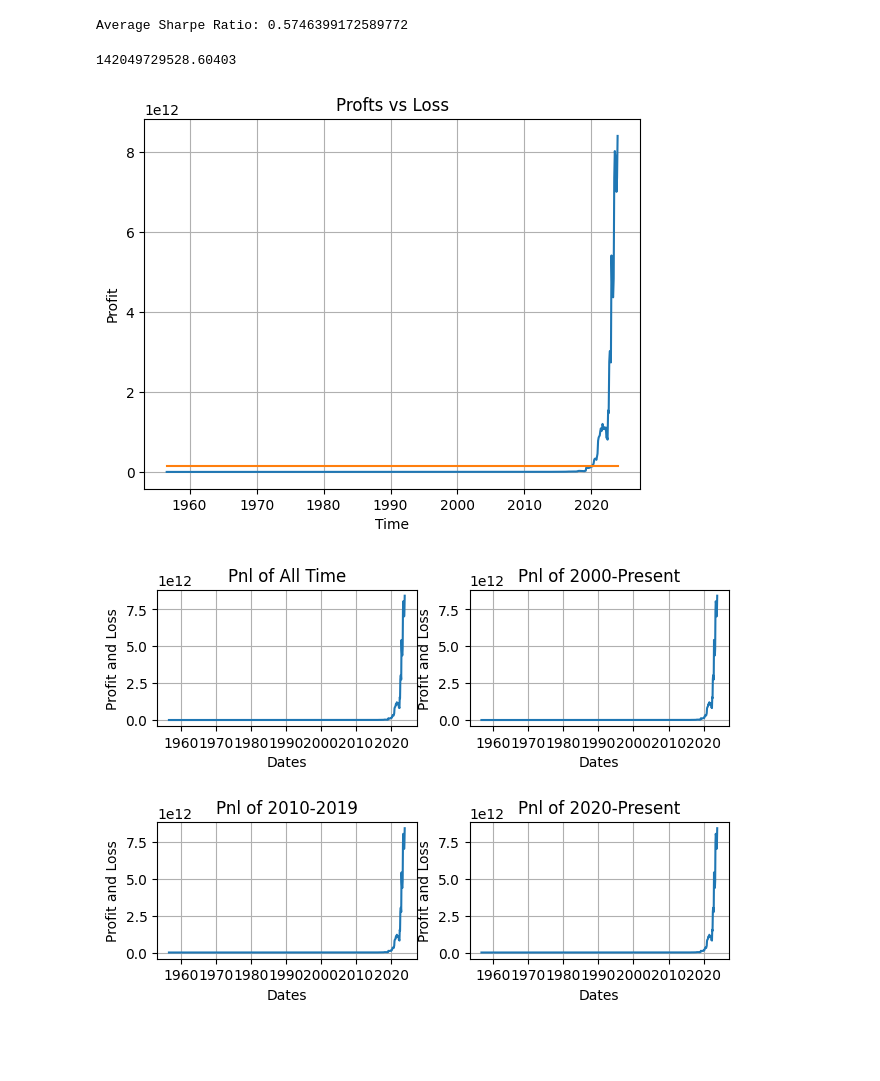
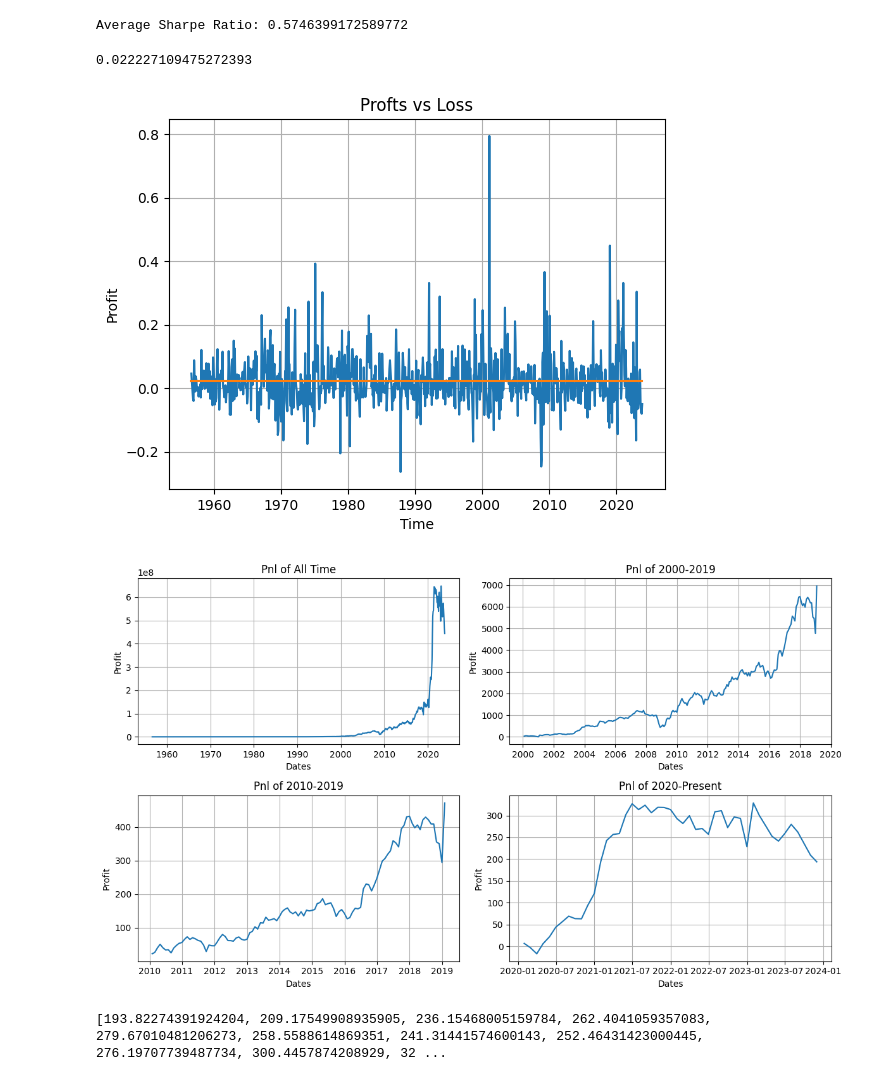
Before and after one commit to mraystaf/CougsOfWallStreet, a Jupyter notebook: Cougars of Wall Street.ipynb, the cells around one changed output. Cells and saved outputs as stored; diff of their text form; code cells hidden in the pictures; blank space fills up the shorter version.

Commit message:
Updated graphs

```diff
--- a/Cougars of Wall Street.ipynb
+++ b/Cougars of Wall Street.ipynb
@@ -125,7 +125,7 @@ def generate_PnL(portfolio,subset,invest=100):
     change_in_profit = moneyPerStock * portfolio['RET']
 
     total_change_in_profit = change_in_profit.sum()
-    return total_change_in_profit
+    return total_change_in_profit / invest
 # %%
 # TEST CELL
 dependent_var = ['RET']
@@ -172,8 +172,6 @@ df = df[all_dataframe_vars]
 sharpe_ratios = []
 dates_with_data = []
 pnl_curves = []
-intial_investment = 100
-sum = intial_investment
 sorted_dates = sorted(df['DATE'].unique())
 
 for month in tqdm.tqdm(sorted_dates):
@@ -204,8 +202,11 @@ for month in tqdm.tqdm(sorted_dates):
     #TODO Figure out what PnL to use
     # sum = generate_PnL(portfolio=portfolio, subset=currentData, invest=sum)[0]
     # pnl_curves.append(sum - 100)
-    sum = generate_PnL(portfolio=portfolio, subset=currentData, invest=100)[0]
-    pnl_curves.append(sum-100)
+    percent_change_profit = generate_PnL(portfolio=portfolio, subset=currentData, invest=100)
+
+
+
+    pnl_curves.append(percent_change_profit)
 # %%
 # Plot the sharpe ratio for each month
 ax = plt.subplot()
@@ -233,33 +234,61 @@ plt.ylabel("Profit")
 plt.plot(dates_with_data, [np.mean(pnl_curves)] * len(dates_with_data))
 print(np.mean(pnl_curves))
 # %% [output]
-142049729528.60403
+0.022227109475272393
-[figure, old version]
+[figure, new version]
+# %%
+pnlalltime = []
+pnl20002019 = []
+pnl20102019 = []
+pnl2020present = []
+
+start_investment = 100
+for percentincrease in pnl_curves:
+    start_investment = start_investment * percentincrease + start_investment
+    pnlalltime.append(start_investment-100)
+
+start_investment = 100
+for percentincrease in pnl_curves[522:751]:
+    start_investment = start_investment * percentincrease + start_investment
+    pnl20002019.append(start_investment-100)
+
+start_investment = 100
+for percentincrease in pnl_curves[642:751]:
+    start_investment = start_investment * percentincrease + start_investment
+    pnl20102019.append(start_investment-100)
+
+start_investment = 100
+for percentincrease in pnl_curves[762:]:
+    start_investment = start_investment * percentincrease + start_investment
+    pnl2020present.append(start_investment-100)
 # %%
 #This plots the Pnl over 4 time periods (all time, 2000-present, 2010-2019, 2020-present)
 fig, axs = plt.subplots(2, 2, figsize=(12,7))
 
 
 axs[0,0].set_title('Pnl of All Time')
 axs[0,0].plot(dates_with_data, pnlalltime)
 axs[0,0].grid()
 
 axs[0,1].set_title('Pnl of 2000-2019')
 axs[0,1].plot(dates_with_data[522:751], pnl20002019)
 axs[0,1].grid()
 
 axs[1,0].set_title('Pnl of 2010-2019')
 axs[1,0].plot(dates_with_data[642:751], pnl20102019)
 axs[1,0].grid()
 
 axs[1,1].set_title('Pnl of 2020-Present')
 axs[1,1].plot(dates_with_data[762:], pnl2020present)
 axs[1,1].grid()
 
 
 for ax in axs.flat:
-    ax.set(xlabel='Dates', ylabel='Profit and Loss')
+    ax.set(xlabel='Dates', ylabel='Profit')
 fig.tight_layout()
 plt.show()
+
+print(pnl2020present[::-1])
 # %% [output]
-[figure, old version]
+[figure, new version]
+[193.82274391924204, 209.17549908935905, 236.15468005159784, 262.4041059357083, 279.67010481206273, 258.5588614869351, 241.31441574600143, 252.46431423000445, 276.19707739487734, 300.4457874208929, 32 ...
```
Also changed, not shown: parts of 1 cell of this notebook.
